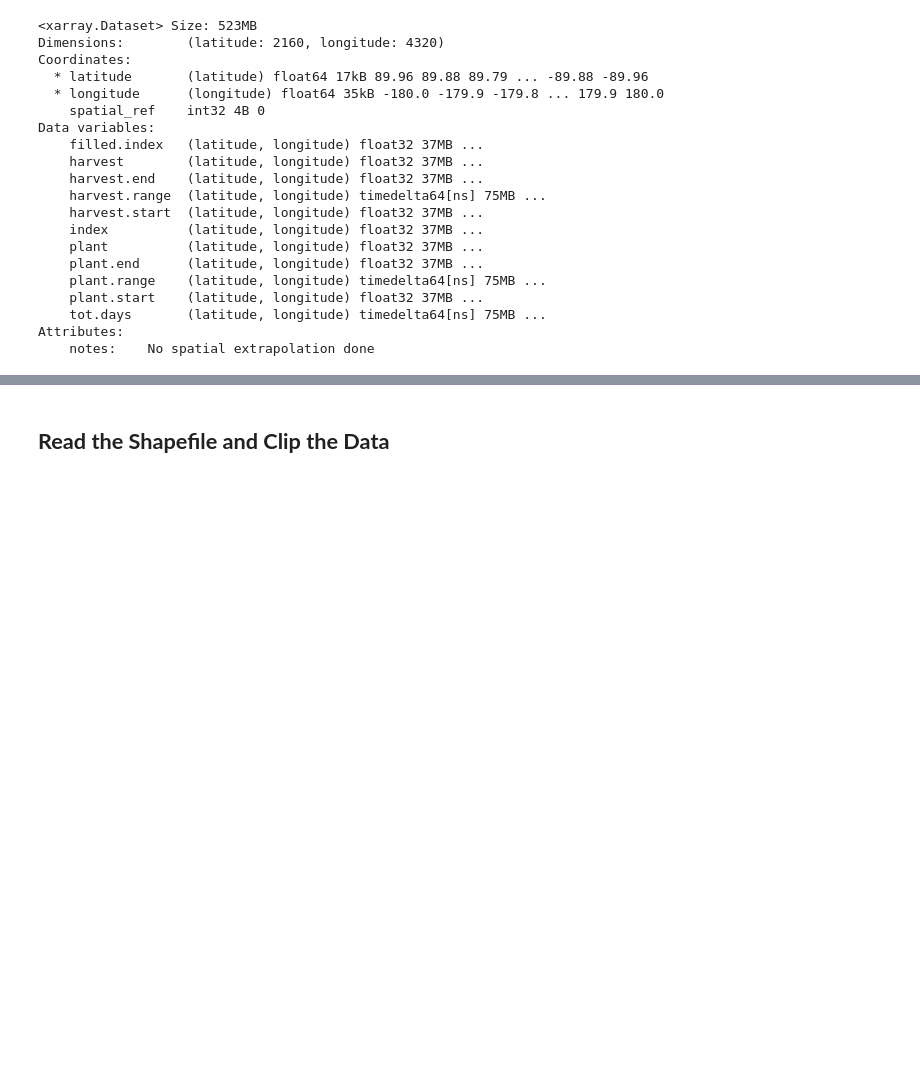
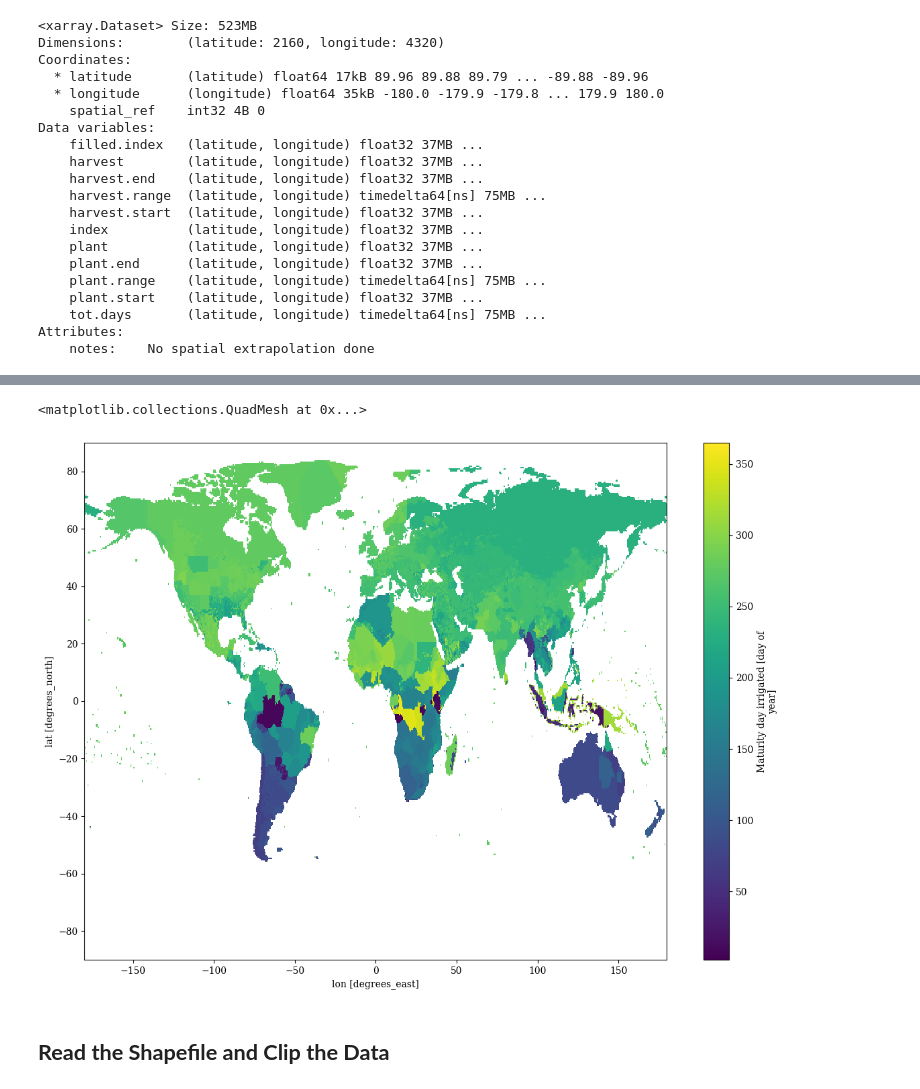
Before and after one commit to geonextgis/Crop-Yield-Prediction-SSA, a Jupyter notebook: 01_crop_calendar_dataset_preparation.ipynb, the cells around one changed output, grey strips where cells are left out. Cells and saved outputs as stored; diff of their text form; code cells hidden in the pictures; blank space fills up the shorter version.

```diff
--- a/01_crop_calendar_dataset_preparation.ipynb
+++ b/01_crop_calendar_dataset_preparation.ipynb
@@ -67,3 +67,8 @@ Data variables:
     tot.days       (latitude, longitude) timedelta64[ns] 75MB ...
 Attributes:
     notes:    No spatial extrapolation done
+# %%
+# Read another crop calendar data
+maize_irrigated = xr.open_dataset(r"D:\Research Works\Agriculture\ssa_crop_yield_forecasting\datasets\mai_ir_ggcmi_crop_calendar_phase3_v1.01.nc4")
+
+maize_irrigated
@@ -70,3 +91,9 @@ Attributes:
+# %%
+plt.figure(figsize=(14, 10))
+maize_irrigated["maturity_day"].plot()
+# %% [output]
+<matplotlib.collections.QuadMesh at 0x...>
+[figure, added]
 # %% [markdown]
 ## **Read the Shapefile and Clip the Data**
 # %%
```
Also changed, not shown: parts of 2 cells of this notebook, 1 other file.
